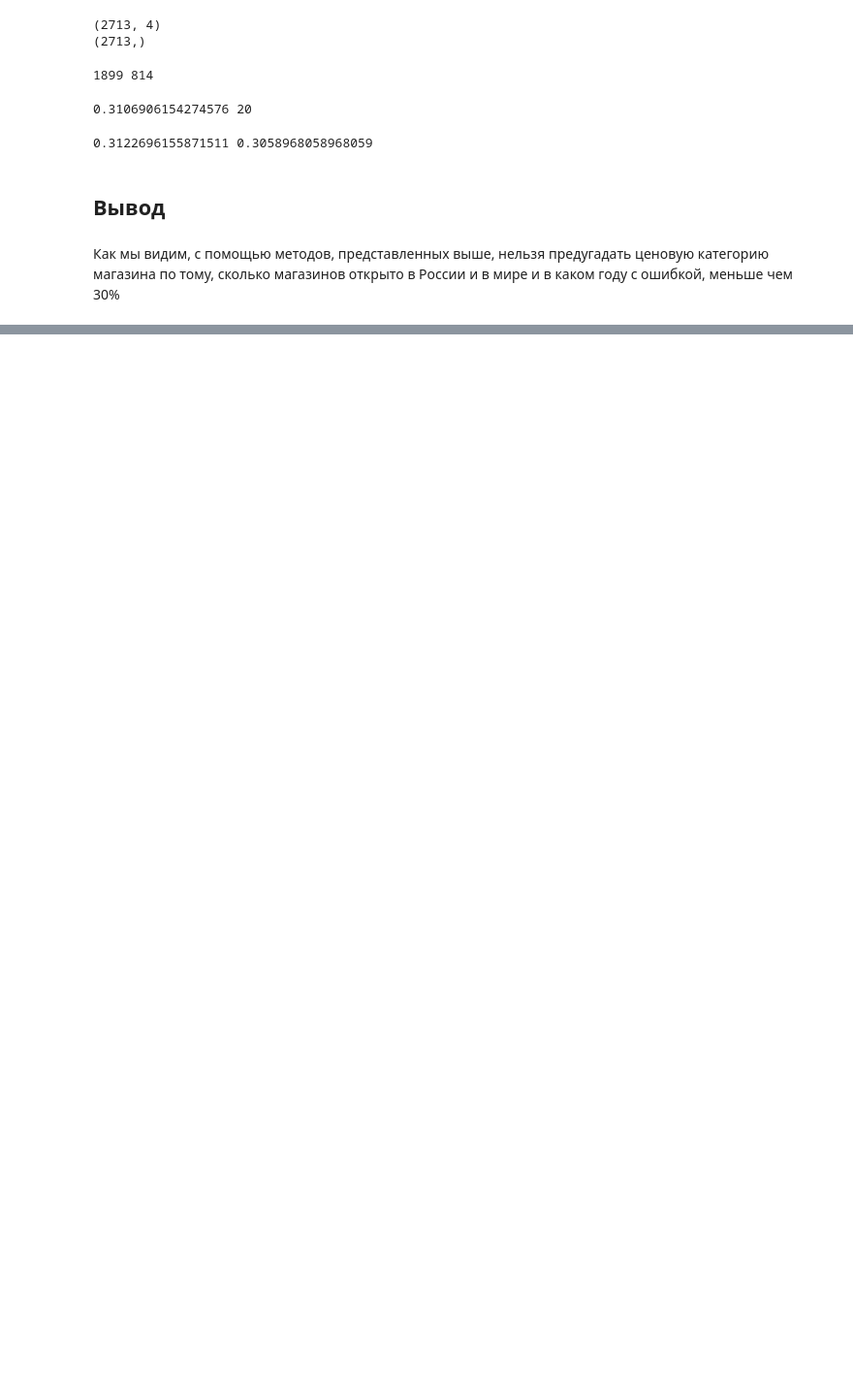
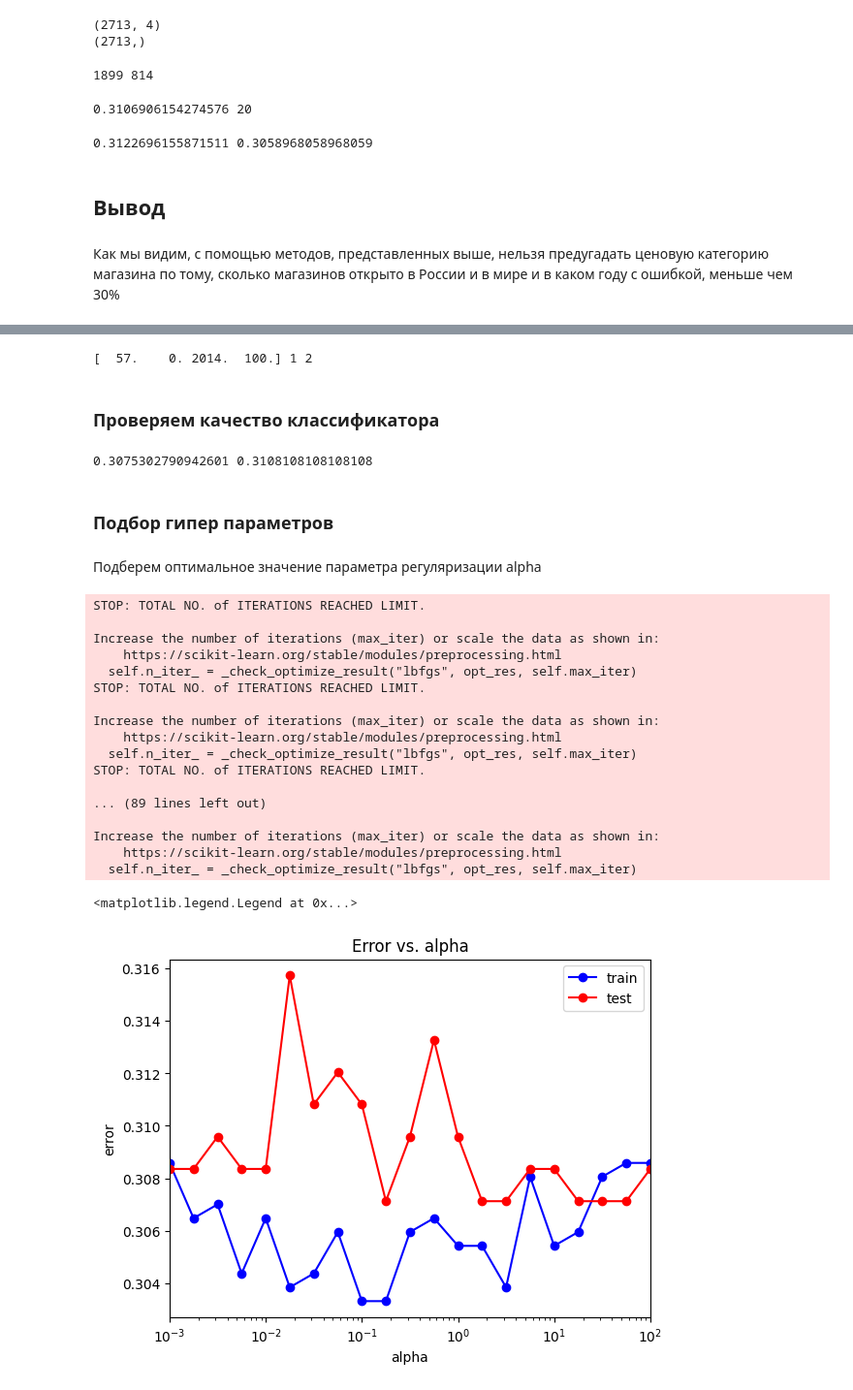
Before and after one commit to alyona-eryomina/ml_homework, a Jupyter notebook: ML_hw1/ML-hw1.ipynb, the cells around one changed output, grey strips where cells are left out. Shown at 97% size. Drawn from its saved outputs; the diff is of its cells as text; code cells hidden in the pictures; blank space fills up the shorter version.

```diff
--- a/ML_hw1/ML-hw1.ipynb
+++ b/ML_hw1/ML-hw1.ipynb
@@ -724,0 +729,8 @@ print(err_train, err_test)
+# %%
+from sklearn.neural_network import MLPClassifier
+
+mlp_model = MLPClassifier(hidden_layer_sizes = (100,),
+                          solver = 'lbfgs',
+                          activation = 'logistic',
+                          random_state = 42)
+mlp_model.fit(X_train, y_train)
@@ -724,0 +757,70 @@ print(err_train, err_test)
+# %%
+No = 92
+Store = X_test[No, :]
+Class = y_test[No]
+dig_pred = mlp_model.predict([Store])[0]
+print(Store, Class, dig_pred)
+# %% [output]
+[  57.    0. 2014.  100.] 1 2
+# %% [markdown]
+### Проверяем качество классификатора
+# %%
+y_train_pred = mlp_model.predict(X_train)
+y_test_pred = mlp_model.predict(X_test)
+
+print(np.mean(y_train != y_train_pred), np.mean(y_test != y_test_pred))
+# %% [output]
+0.3075302790942601 0.3108108108108108
+# %% [markdown]
+### Подбор гипер параметров
+# %% [markdown]
+Подберем оптимальное значение параметра регуляризации alpha
+# %%
+from sklearn.metrics import accuracy_score
+
+alpha_arr = np.logspace(-3, 2, 21)
+test_err = []
+train_err = []
+train_acc = []
+test_acc = []
+
+for alpha in alpha_arr:
+    mlp_model = MLPClassifier(alpha = alpha, hidden_layer_sizes = (100,),
+                              solver = 'lbfgs', activation = 'logistic', max_iter=1000, random_state = 42)
+    mlp_model.fit(X_train, y_train)
+
+    y_train_pred = mlp_model.predict(X_train)
+    y_test_pred = mlp_model.predict(X_test)
+
+    train_err.append(np.mean(y_train != y_train_pred))
+    test_err.append(np.mean(y_test != y_test_pred))
+    train_acc.append(accuracy_score(y_train, y_train_pred))
+    test_acc.append(accuracy_score(y_test, y_test_pred))
+
+plt.semilogx(alpha_arr, train_err, 'b-o', label = 'train')
+plt.semilogx(alpha_arr, test_err, 'r-o', label = 'test')
+plt.xlim([np.min(alpha_arr), np.max(alpha_arr)])
+plt.title('Error vs. alpha')
+plt.xlabel('alpha')
+plt.ylabel('error')
+plt.legend()
+# %% [output]
+STOP: TOTAL NO. of ITERATIONS REACHED LIMIT.
+
+Increase the number of iterations (max_iter) or scale the data as shown in:
+    https://scikit-learn.org/stable/modules/preprocessing.html
+  self.n_iter_ = _check_optimize_result("lbfgs", opt_res, self.max_iter)
+STOP: TOTAL NO. of ITERATIONS REACHED LIMIT.
+
+Increase the number of iterations (max_iter) or scale the data as shown in:
+    https://scikit-learn.org/stable/modules/preprocessing.html
+  self.n_iter_ = _check_optimize_result("lbfgs", opt_res, self.max_iter)
+STOP: TOTAL NO. of ITERATIONS REACHED LIMIT.
+
+... (89 lines left out)
+
+Increase the number of iterations (max_iter) or scale the data as shown in:
+    https://scikit-learn.org/stable/modules/preprocessing.html
+  self.n_iter_ = _check_optimize_result("lbfgs", opt_res, self.max_iter)
+<matplotlib.legend.Legend at 0x...>
+[figure, added]
```
Also changed, not shown: parts of 30 cells of this notebook.
